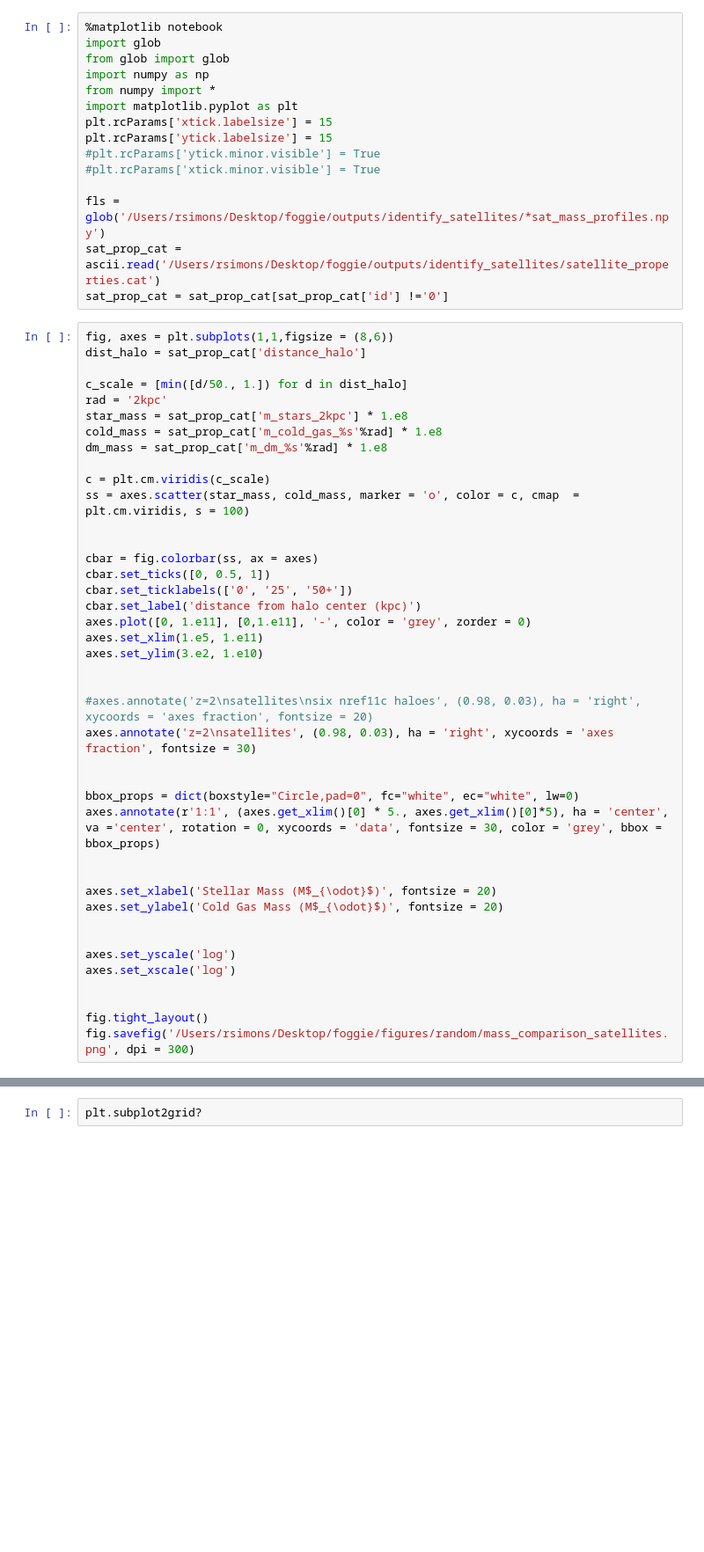
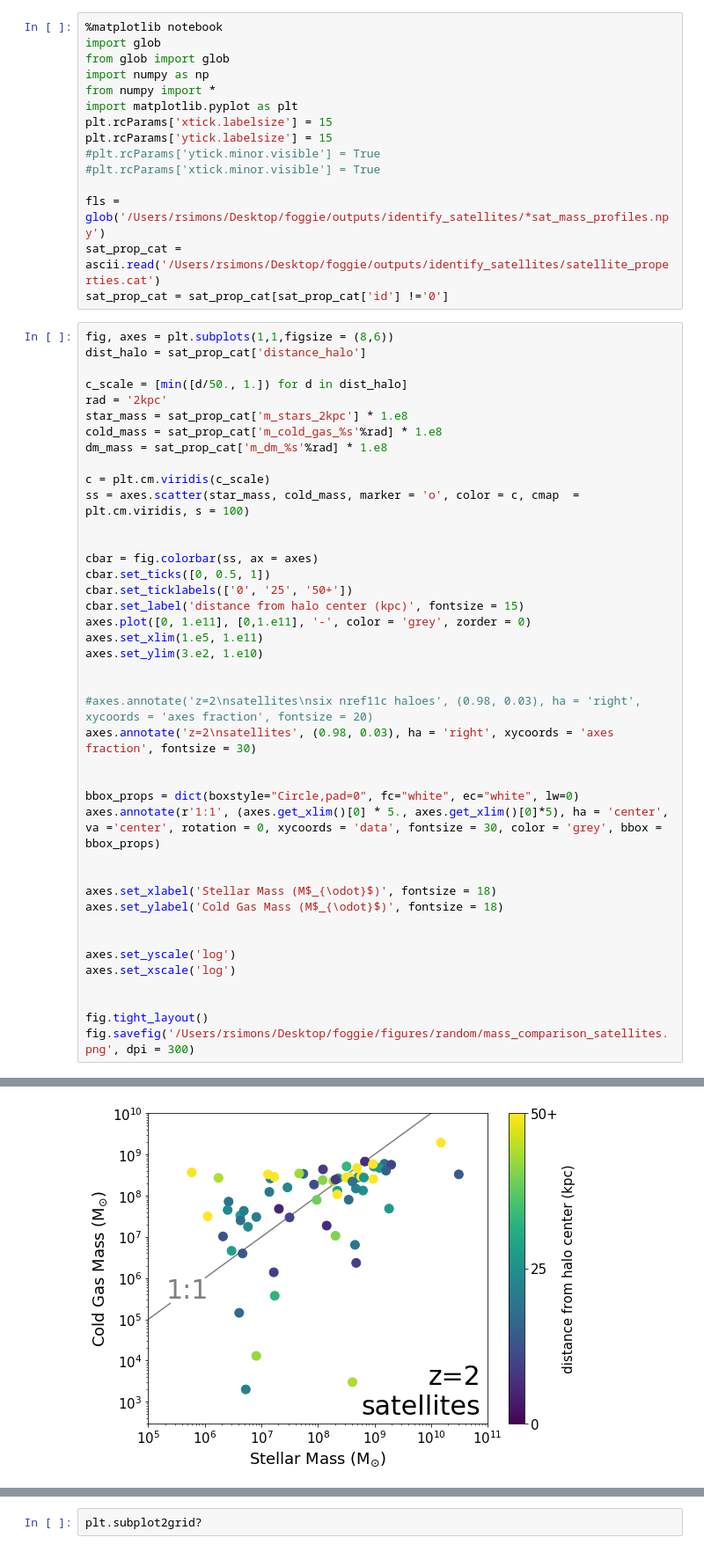
Before and after one commit to foggie-sims/foggie, a Jupyter notebook: foggie/satellites/paper_plots.ipynb, the cells around one changed output, grey strips where cells are left out. Shown at 88% size. Drawn from its saved outputs; the diff is of its cells as text; blank space fills up the shorter version.

Commit message:
paper plot changes

```diff
--- a/foggie/satellites/paper_plots.ipynb
+++ b/foggie/satellites/paper_plots.ipynb
@@ -30,7 +30,7 @@ ss = axes.scatter(star_mass, cold_mass, marker = 'o', color = c, cmap  = plt.cm.
 cbar = fig.colorbar(ss, ax = axes)
 cbar.set_ticks([0, 0.5, 1])
 cbar.set_ticklabels(['0', '25', '50+'])
-cbar.set_label('distance from halo center (kpc)')
+cbar.set_label('distance from halo center (kpc)', fontsize = 15)
 axes.plot([0, 1.e11], [0,1.e11], '-', color = 'grey', zorder = 0)
 axes.set_xlim(1.e5, 1.e11)
 axes.set_ylim(3.e2, 1.e10)
@@ -44,8 +44,8 @@ bbox_props = dict(boxstyle="Circle,pad=0", fc="white", ec="white", lw=0)
 axes.annotate(r'1:1', (axes.get_xlim()[0] * 5., axes.get_xlim()[0]*5), ha = 'center', va ='center', rotation = 0, xycoords = 'data', fontsize = 30, color = 'grey', bbox = bbox_props)
 
 
-axes.set_xlabel('Stellar Mass (M$_{\odot}$)', fontsize = 20)
-axes.set_ylabel('Cold Gas Mass (M$_{\odot}$)', fontsize = 20)
+axes.set_xlabel('Stellar Mass (M$_{\odot}$)', fontsize = 18)
+axes.set_ylabel('Cold Gas Mass (M$_{\odot}$)', fontsize = 18)
 
 
 axes.set_yscale('log')
@@ -60 +58,2 @@ fig.savefig('/Users/rsimons/Desktop/foggie/figures/random/mass_comparison_satell
+[figure, added]
 # %%
```
Also changed, not shown: parts of 4 cells of this notebook, 4 other files.
